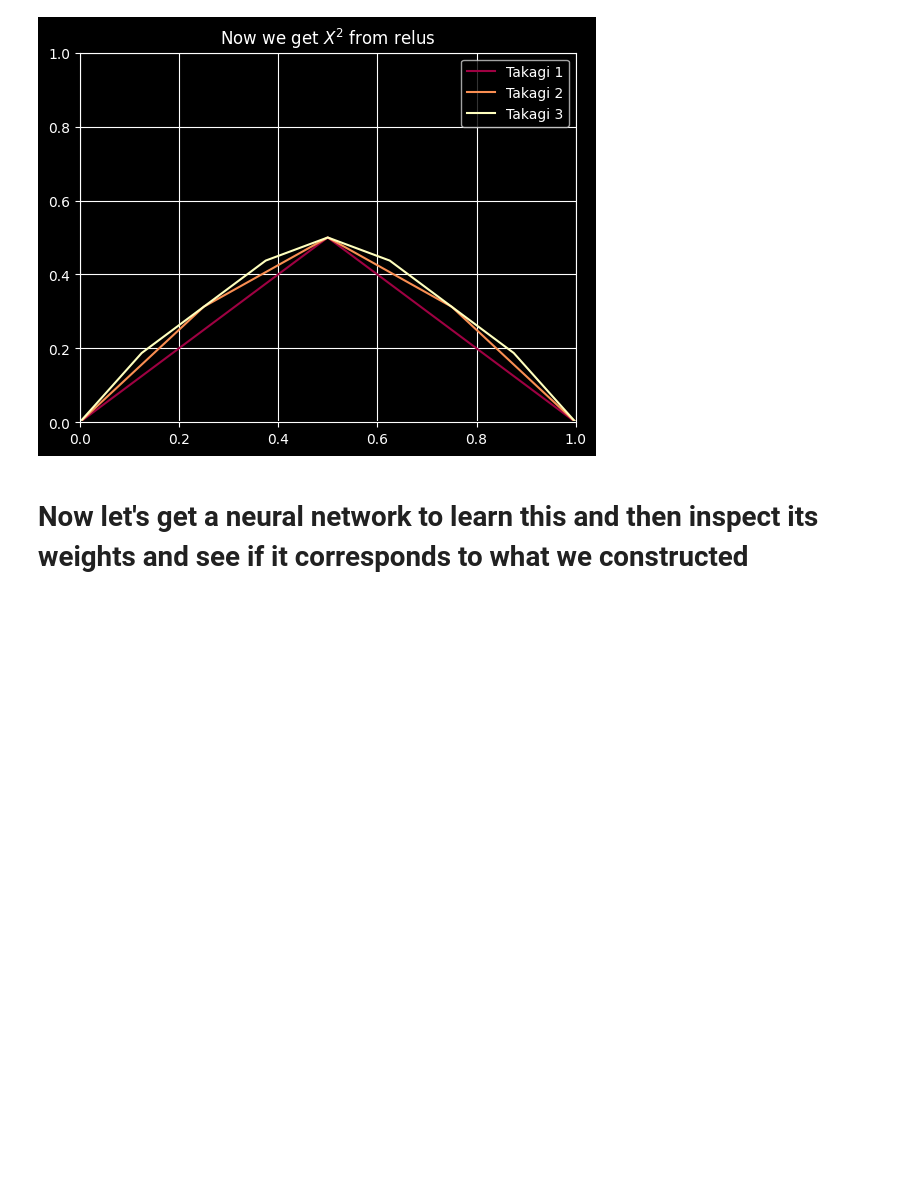
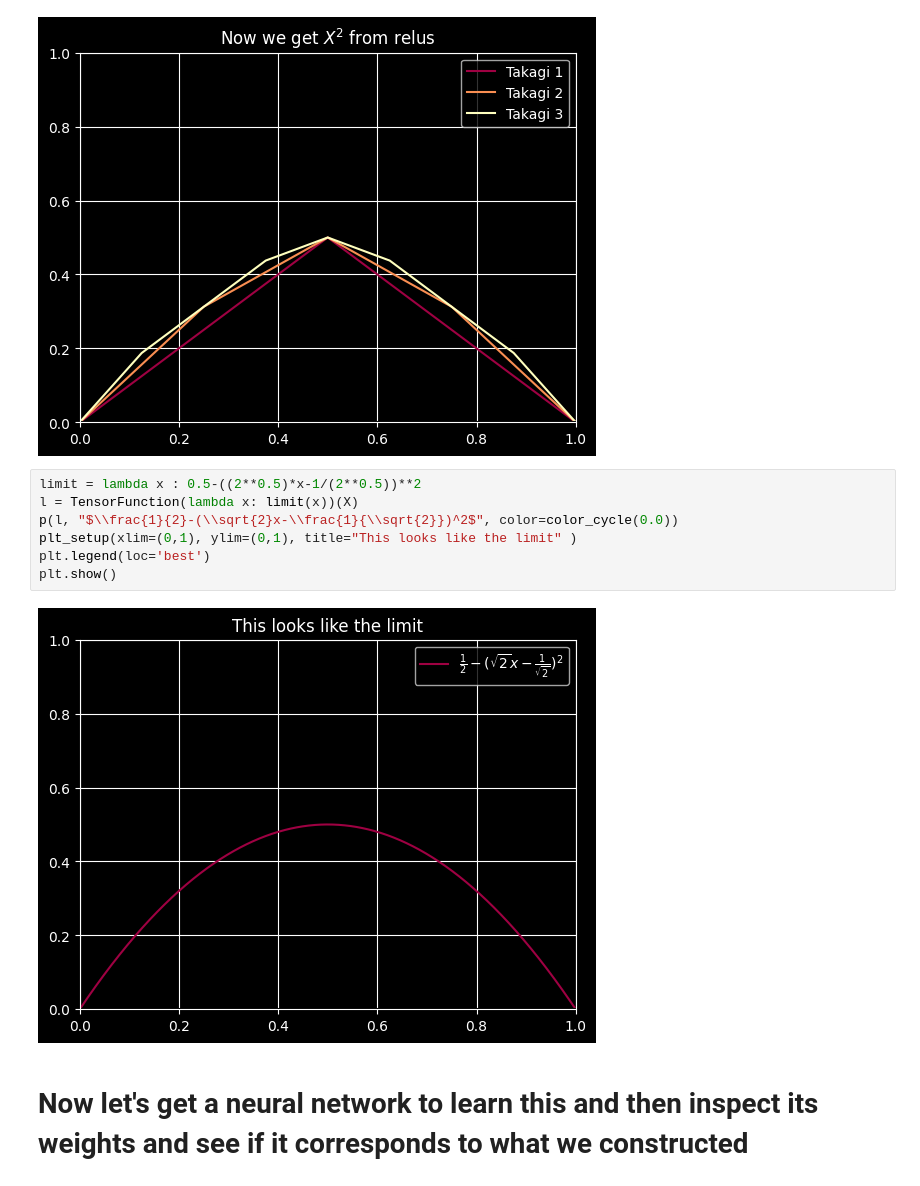
Before and after one commit to Hadrien-Cornier/cool-nn-stuff, a Jupyter notebook: 1 - All Polynomials From Relus/polynomials_from_relus.ipynb, the cells around one changed output. Cells and saved outputs as stored; diff of their text form; blank space fills up the shorter version.

```diff
--- a/1 - All Polynomials From Relus/polynomials_from_relus.ipynb
+++ b/1 - All Polynomials From Relus/polynomials_from_relus.ipynb
@@ -189,6 +189,15 @@ plt.legend(loc='best')
 plt.show()
 # %% [output]
 [figure]
+# %%
+limit = lambda x : 0.5-((2**0.5)*x-1/(2**0.5))**2
+l = TensorFunction(lambda x: limit(x))(X)
+p(l, "$\\frac{1}{2}-(\\sqrt{2}x-\\frac{1}{\\sqrt{2}})^2$", color=color_cycle(0.0))
+plt_setup(xlim=(0,1), ylim=(0,1), title="This looks like the limit" )
+plt.legend(loc='best')
+plt.show()
+# %% [output]
+[figure, added]
 # %% [markdown]
 # Now let's get a neural network to learn this and then inspect its weights and see if it corresponds to what we constructed
 # %%
```
Also changed, not shown: parts of 5 cells of this notebook, 1 other file.
